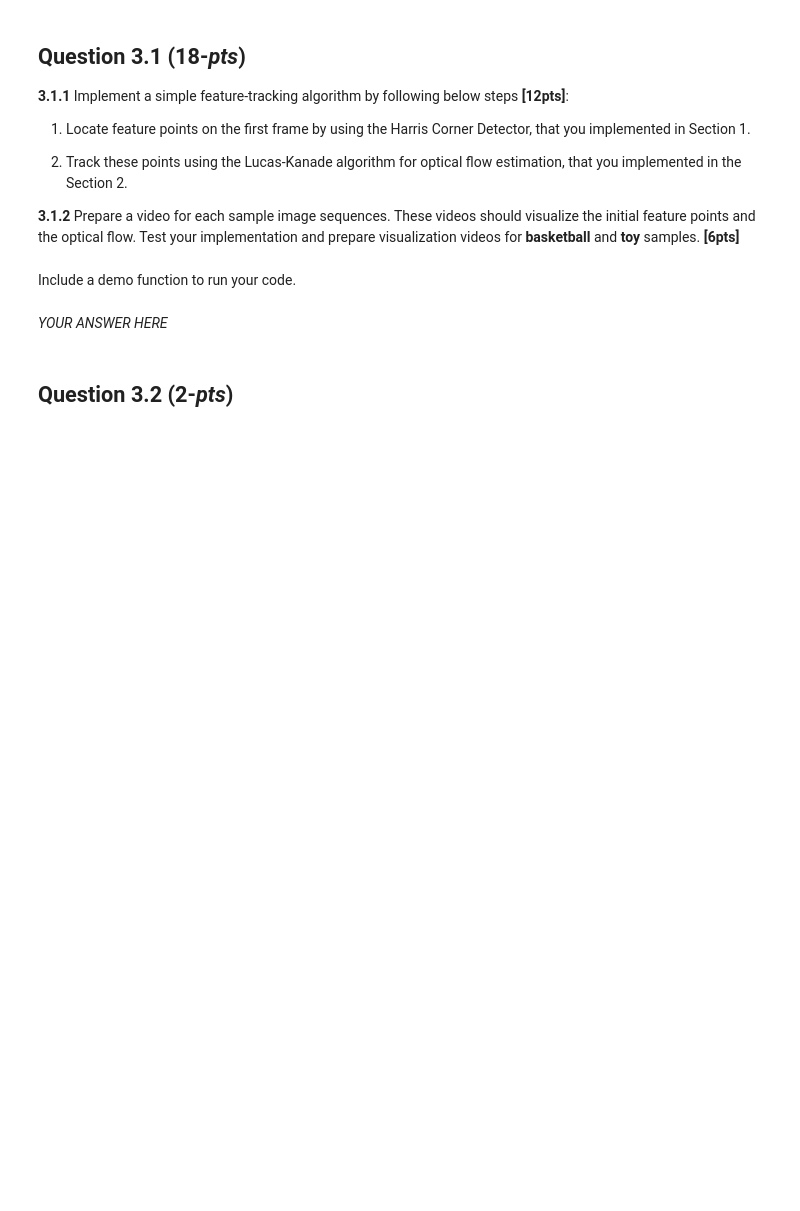
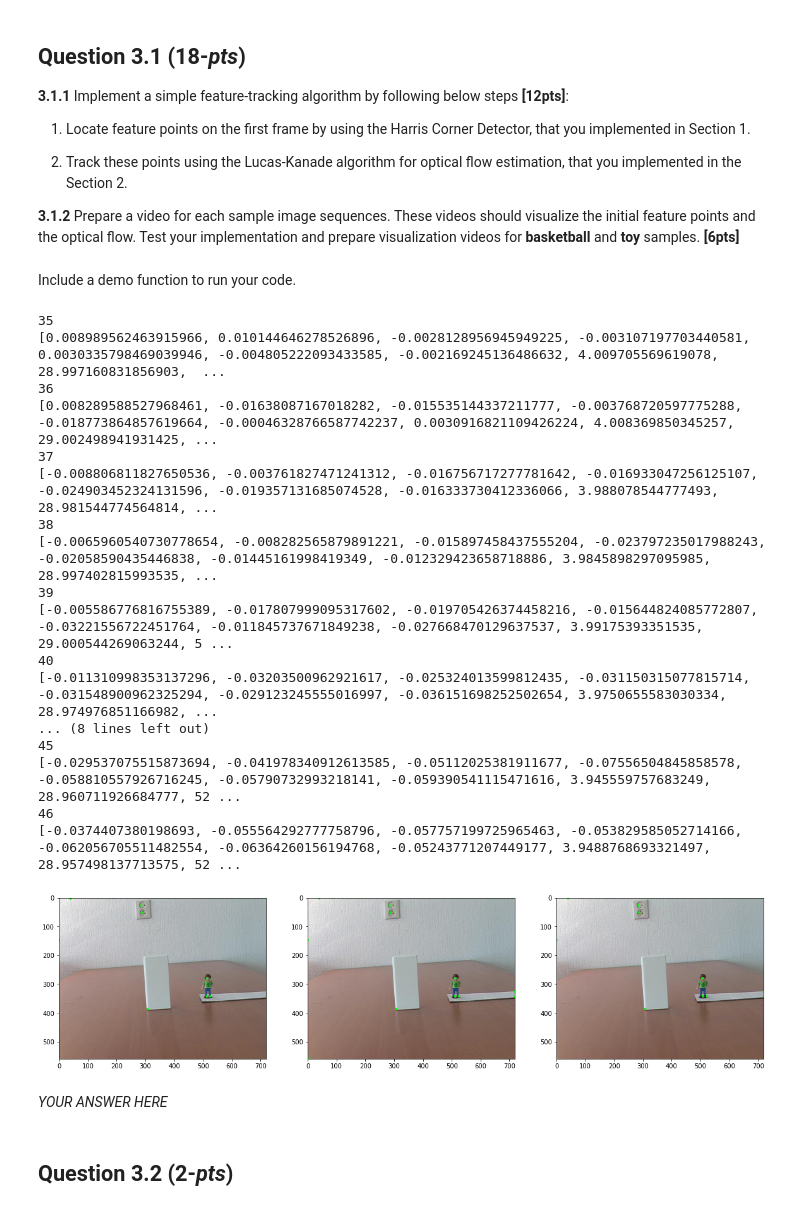
Before and after one commit to nordinbelkacemi/cv1-lab1, a Jupyter notebook: lab3/15096157_13740512_12556963.ipynb, the cells around one changed output. Cells and saved outputs as stored; diff of their text form; code cells hidden in the pictures; blank space fills up the shorter version.

```diff
--- a/lab3/15096157_13740512_12556963.ipynb
+++ b/lab3/15096157_13740512_12556963.ipynb
@@ -552,11 +559,11 @@ Include a demo function to run your code.
 from glob import glob
 from pathlib import Path
 
-image_seq = "basketball"
-# image_seq = "toy"
+# image_seq = "basketball"
+image_seq = "toy"
 threshold_dict = {
-    "basketball": 5e7,
-    "toy": 1e7,
+    "basketball": 3e6,
+    "toy": 2e6,
 }
 root_dir = f"./data/{image_seq}/"
 img_dirs = sorted(glob(root_dir + "*.jpg"))
@@ -572,7 +579,7 @@ h, w = img.shape
 h = (h // window_size) * window_size
 w = (w // window_size) * window_size
 img = img[:h, :w]
-_, r, c = haris_corner_detector(img, 1, threshold_dict[image_seq])
+_, r, c = haris_corner_detector(img, 5, threshold_dict[image_seq])
 
 def get_outputs():
     outputs = []
@@ -581,36 +588,57 @@ def get_outputs():
         img_2 = (plt.imread(img_dirs[i + 1]))[:h, :w]
 
         _, V_x, V_y = calculate_opticalflow(
             Path(img_dirs[i]).name,
             Path(img_dirs[i + 1]).name,
             image_dir=root_dir,
             window_size=window_size,
         )
 
         # update r and c
         for j, (y, x) in enumerate(zip(r, c)):
             # print(V_y[np.clip(int(y), 0, h) // window_size, np.clip(int(x), 0, w) // window_size],
             #       V_x[np.clip(int(y), 0, h) // window_size, np.clip(int(x), 0, w) // window_size])
-            r[j] += V_y[np.clip(int(y), 0, h) // window_size, np.clip(int(x), 0, w) // window_size]
-            c[j] += V_x[np.clip(int(y), 0, h) // window_size, np.clip(int(x), 0, w) // window_size]
+            y = np.clip(int(y), 0, h) // window_size
+            x = np.clip(int(x), 0, w) // window_size
+            r[j] += V_y[y, x]
+            c[j] += V_x[y, x]
 
-        print(r[:10], c[:10])
+        # print(r[:10], c[:10])
 
         # draw keypoints on image
         for y, x in zip(r, c):
             img_2 = cv2.circle(img_2, (int(x), int(y)), radius=1, color=(0, 255, 0), thickness=5)
 
         if plot_or_not[i + 1]:
             outputs.append(img_2)
 
     return outputs
 
 outputs = get_outputs()
 
 fig, axs = plt.subplots(1, len(imgs_to_plot), figsize=(20, 10))
 
 for i, output in enumerate(outputs):
     axs[i].imshow(output)
+# %% [output]
+35
+[0.008989562463915966, 0.010144646278526896, -0.0028128956945949225, -0.003107197703440581, 0.0030335798469039946, -0.004805222093433585, -0.002169245136486632, 4.009705569619078, 28.997160831856903,  ...
+36
+[0.008289588527968461, -0.01638087167018282, -0.015535144337211777, -0.003768720597775288, -0.018773864857619664, -0.00046328766587742237, 0.0030916821109426224, 4.008369850345257, 29.002498941931425, ...
+37
+[-0.008806811827650536, -0.003761827471241312, -0.016756717277781642, -0.016933047256125107, -0.024903452324131596, -0.019357131685074528, -0.016333730412336066, 3.988078544777493, 28.981544774564814, ...
+38
+[-0.0065960540730778654, -0.008282565879891221, -0.015897458437555204, -0.023797235017988243, -0.02058590435446838, -0.01445161998419349, -0.012329423658718886, 3.9845898297095985, 28.997402815993535, ...
+39
+[-0.005586776816755389, -0.017807999095317602, -0.019705426374458216, -0.015644824085772807, -0.03221556722451764, -0.011845737671849238, -0.027668470129637537, 3.99175393351535, 29.000544269063244, 5 ...
+40
+[-0.011310998353137296, -0.03203500962921617, -0.025324013599812435, -0.031150315077815714, -0.031548900962325294, -0.029123245555016997, -0.036151698252502654, 3.9750655583030334, 28.974976851166982, ...
+... (8 lines left out)
+45
+[-0.029537075515873694, -0.041978340912613585, -0.05112025381911677, -0.07556504845858578, -0.058810557926716245, -0.05790732993218141, -0.059390541115471616, 3.945559757683249, 28.960711926684777, 52 ...
+46
+[-0.0374407380198693, -0.055564292777758796, -0.057757199725965463, -0.053829585052714166, -0.062056705511482554, -0.06364260156194768, -0.05243771207449177, 3.9488768693321497, 28.957498137713575, 52 ...
+[figure, added]
 # %% [markdown]
 *YOUR ANSWER HERE*
 # %% [markdown]
```
Also changed, not shown: parts of 12 cells of this notebook.
